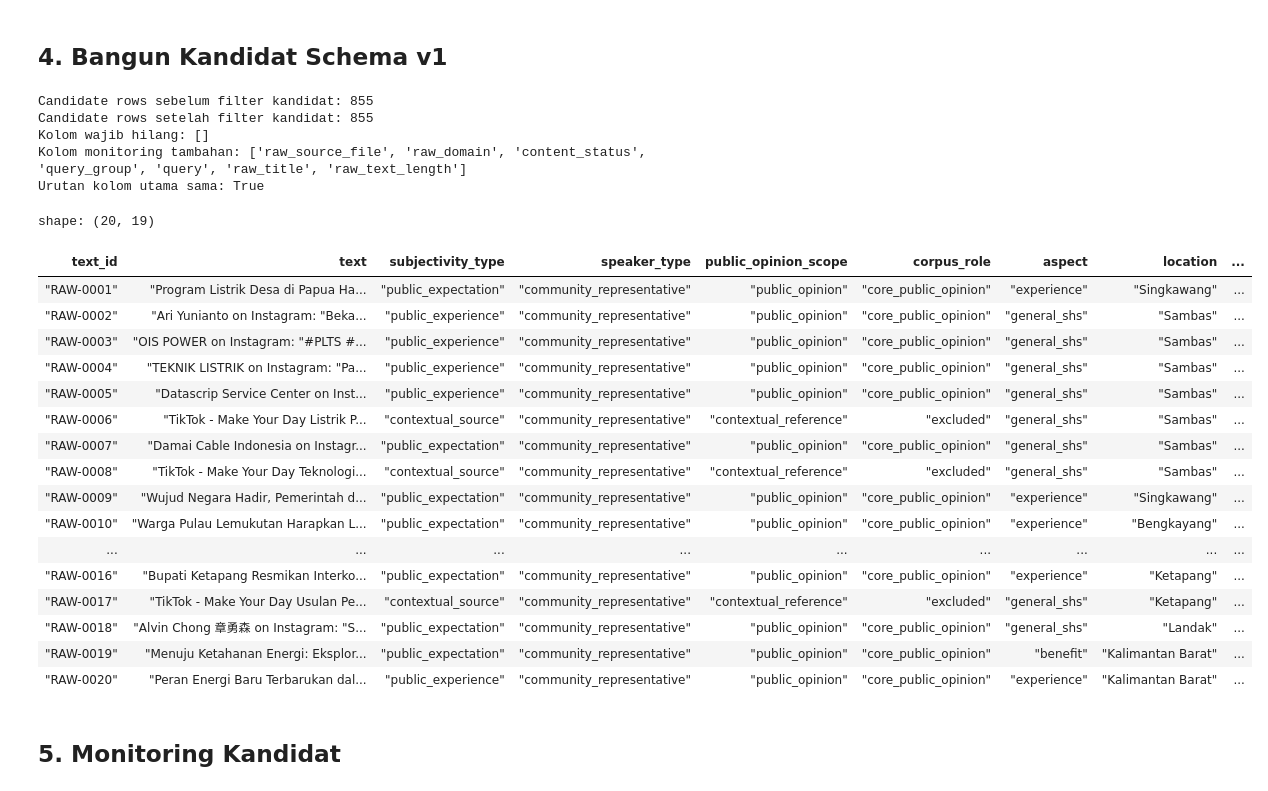
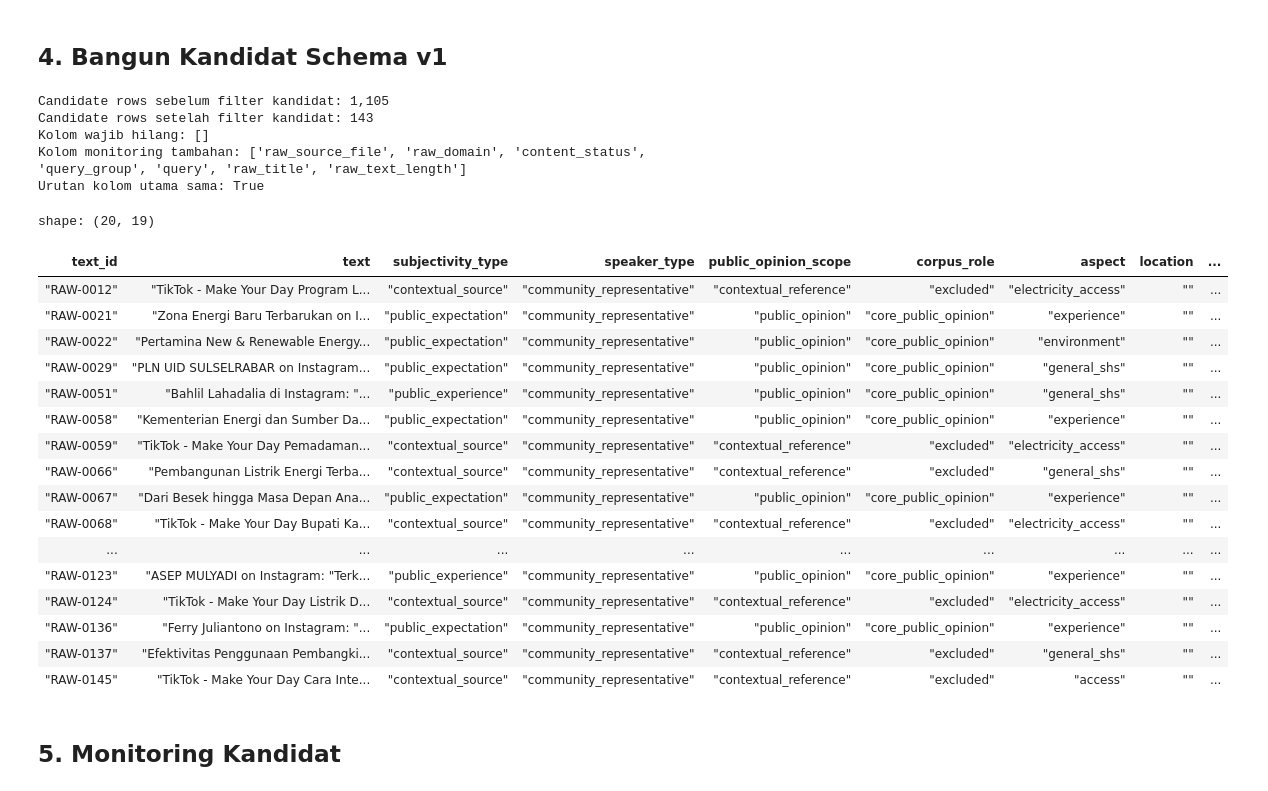
Before and after one commit to dammar01/hybrid-nlp-sentiment-classification, a Jupyter notebook: raw_datasets_processor.ipynb, the cells around one changed output. Saved outputs shown, nothing was run; the diff lists cells and outputs as text; code cells hidden in the pictures.

```diff
--- a/raw_datasets_processor.ipynb
+++ b/raw_datasets_processor.ipynb
@@ -192,52 +193,52 @@ candidate_df = dataset_service.build_v1_candidate_rows(
     records_df=records_df,
     research_config=research_config,
 )
 
 CANDIDATE_FILTER_CONDITIONS = [
-    # pl.col("location") == "",
+    pl.col("location") == "",
     # pl.col("source_url").str.to_lowercase().str.contains("facebook.com"),
     # ~pl.col("text").str.to_lowercase().str.contains("penayangan"),
     # pl.col("aspect").is_in(["experience", "benefit", "access"]),
 ]
 
 filtered_candidate_df = apply_filter_conditions(candidate_df, CANDIDATE_FILTER_CONDITIONS)
 
 reference_df = dataset_service.load(REFERENCE_DATASET_PATH)
 expected_columns = list(dataset_service.v1_dataset_columns())
 missing_candidate_columns = [column for column in expected_columns if column not in filtered_candidate_df.columns]
 extra_candidate_columns = [column for column in filtered_candidate_df.columns if column not in expected_columns]
 
 print(f"Candidate rows sebelum filter kandidat: {candidate_df.height:,}")
 print(f"Candidate rows setelah filter kandidat: {filtered_candidate_df.height:,}")
 print("Kolom wajib hilang:", missing_candidate_columns)
 print("Kolom monitoring tambahan:", extra_candidate_columns)
 print("Urutan kolom utama sama:", filtered_candidate_df.columns[: len(expected_columns)] == expected_columns)
 
 display(filtered_candidate_df.select(expected_columns).head(20))
 # %% [output]
-Candidate rows sebelum filter kandidat: 855
-Candidate rows setelah filter kandidat: 855
+Candidate rows sebelum filter kandidat: 1,105
+Candidate rows setelah filter kandidat: 143
 Kolom wajib hilang: []
 Kolom monitoring tambahan: ['raw_source_file', 'raw_domain', 'content_status', 'query_group', 'query', 'raw_title', 'raw_text_length']
 Urutan kolom utama sama: True
 shape: (20, 19)
 | text_id | text | subjectivity_type | speaker_type | public_opinion_scope | corpus_role | aspect | location | ... |
-| "RAW-0001" | "Program Listrik Desa di Papua Ha... | "public_expectation" | "community_representative" | "public_opinion" | "core_public_opinion" | "experience" | "Singkawang" | ... |
-| "RAW-0002" | "Ari Yunianto on Instagram: "Beka... | "public_experience" | "community_representative" | "public_opinion" | "core_public_opinion" | "general_shs" | "Sambas" | ... |
-| "RAW-0003" | "OIS POWER on Instagram: "#PLTS #... | "public_experience" | "community_representative" | "public_opinion" | "core_public_opinion" | "general_shs" | "Sambas" | ... |
-| "RAW-0004" | "TEKNIK LISTRIK on Instagram: "Pa... | "public_experience" | "community_representative" | "public_opinion" | "core_public_opinion" | "general_shs" | "Sambas" | ... |
-| "RAW-0005" | "Datascrip Service Center on Inst... | "public_experience" | "community_representative" | "public_opinion" | "core_public_opinion" | "general_shs" | "Sambas" | ... |
-| "RAW-0006" | "TikTok - Make Your Day Listrik P... | "contextual_source" | "community_representative" | "contextual_reference" | "excluded" | "general_shs" | "Sambas" | ... |
-| "RAW-0007" | "Damai Cable Indonesia on Instagr... | "public_expectation" | "community_representative" | "public_opinion" | "core_public_opinion" | "general_shs" | "Sambas" | ... |
-| "RAW-0008" | "TikTok - Make Your Day Teknologi... | "contextual_source" | "community_representative" | "contextual_reference" | "excluded" | "general_shs" | "Sambas" | ... |
-| "RAW-0009" | "Wujud Negara Hadir, Pemerintah d... | "public_expectation" | "community_representative" | "public_opinion" | "core_public_opinion" | "experience" | "Singkawang" | ... |
-| "RAW-0010" | "Warga Pulau Lemukutan Harapkan L... | "public_expectation" | "community_representative" | "public_opinion" | "core_public_opinion" | "experience" | "Bengkayang" | ... |
+| "RAW-0012" | "TikTok - Make Your Day Program L... | "contextual_source" | "community_representative" | "contextual_reference" | "excluded" | "electricity_access" | "" | ... |
+| "RAW-0021" | "Zona Energi Baru Terbarukan on I... | "public_expectation" | "community_representative" | "public_opinion" | "core_public_opinion" | "experience" | "" | ... |
+| "RAW-0022" | "Pertamina New & Renewable Energy... | "public_expectation" | "community_representative" | "public_opinion" | "core_public_opinion" | "environment" | "" | ... |
+| "RAW-0029" | "PLN UID SULSELRABAR on Instagram... | "public_expectation" | "community_representative" | "public_opinion" | "core_public_opinion" | "general_shs" | "" | ... |
+| "RAW-0051" | "Bahlil Lahadalia di Instagram: "... | "public_experience" | "community_representative" | "public_opinion" | "core_public_opinion" | "general_shs" | "" | ... |
+| "RAW-0058" | "Kementerian Energi dan Sumber Da... | "public_expectation" | "community_representative" | "public_opinion" | "core_public_opinion" | "experience" | "" | ... |
+| "RAW-0059" | "TikTok - Make Your Day Pemadaman... | "contextual_source" | "community_representative" | "contextual_reference" | "excluded" | "electricity_access" | "" | ... |
+| "RAW-0066" | "Pembangunan Listrik Energi Terba... | "contextual_source" | "community_representative" | "contextual_reference" | "excluded" | "general_shs" | "" | ... |
+| "RAW-0067" | "Dari Besek hingga Masa Depan Ana... | "public_expectation" | "community_representative" | "public_opinion" | "core_public_opinion" | "experience" | "" | ... |
+| "RAW-0068" | "TikTok - Make Your Day Bupati Ka... | "contextual_source" | "community_representative" | "contextual_reference" | "excluded" | "electricity_access" | "" | ... |
 | ... | ... | ... | ... | ... | ... | ... | ... | ... |
-| "RAW-0016" | "Bupati Ketapang Resmikan Interko... | "public_expectation" | "community_representative" | "public_opinion" | "core_public_opinion" | "experience" | "Ketapang" | ... |
-| "RAW-0017" | "TikTok - Make Your Day Usulan Pe... | "contextual_source" | "community_representative" | "contextual_reference" | "excluded" | "general_shs" | "Ketapang" | ... |
-| "RAW-0018" | "Alvin Chong 章勇森 on Instagram: "S... | "public_expectation" | "community_representative" | "public_opinion" | "core_public_opinion" | "general_shs" | "Landak" | ... |
-| "RAW-0019" | "Menuju Ketahanan Energi: Eksplor... | "public_expectation" | "community_representative" | "public_opinion" | "core_public_opinion" | "benefit" | "Kalimantan Barat" | ... |
-| "RAW-0020" | "Peran Energi Baru Terbarukan dal... | "public_experience" | "community_representative" | "public_opinion" | "core_public_opinion" | "experience" | "Kalimantan Barat" | ... |
+| "RAW-0123" | "ASEP MULYADI on Instagram: "Terk... | "public_experience" | "community_representative" | "public_opinion" | "core_public_opinion" | "experience" | "" | ... |
+| "RAW-0124" | "TikTok - Make Your Day Listrik D... | "contextual_source" | "community_representative" | "contextual_reference" | "excluded" | "electricity_access" | "" | ... |
+| "RAW-0136" | "Ferry Juliantono on Instagram: "... | "public_expectation" | "community_representative" | "public_opinion" | "core_public_opinion" | "experience" | "" | ... |
+| "RAW-0137" | "Efektivitas Penggunaan Pembangki... | "contextual_source" | "community_representative" | "contextual_reference" | "excluded" | "general_shs" | "" | ... |
+| "RAW-0145" | "TikTok - Make Your Day Cara Inte... | "contextual_source" | "community_representative" | "contextual_reference" | "excluded" | "access" | "" | ... |
 # %% [markdown]
 ## 5. Monitoring Kandidat
 # %%
```
Also changed, not shown: parts of 5 cells of this notebook, 2 other files.
